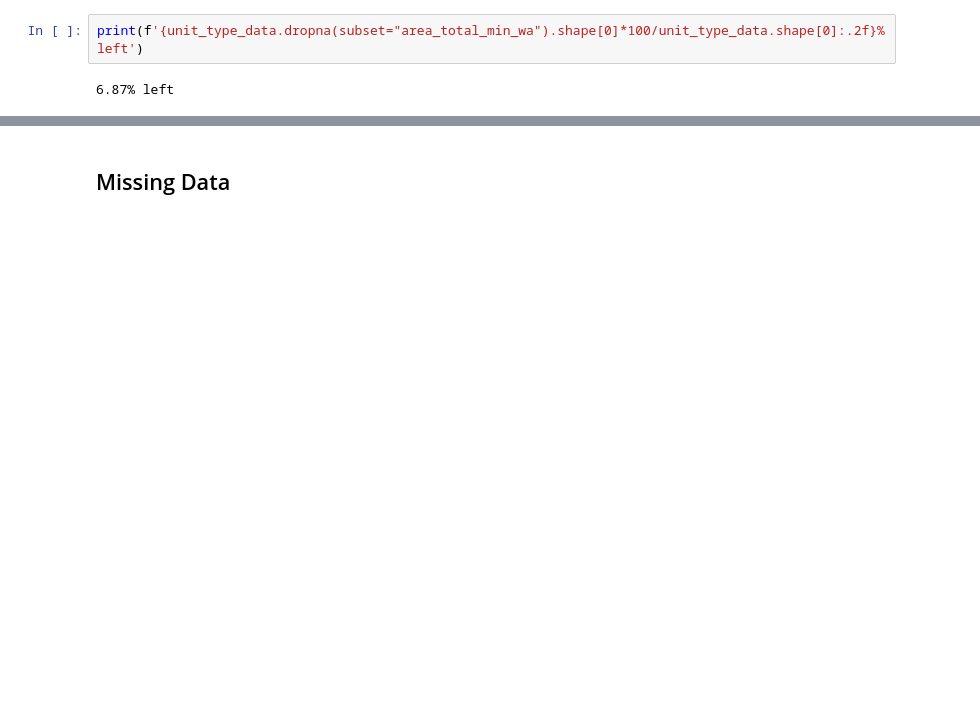
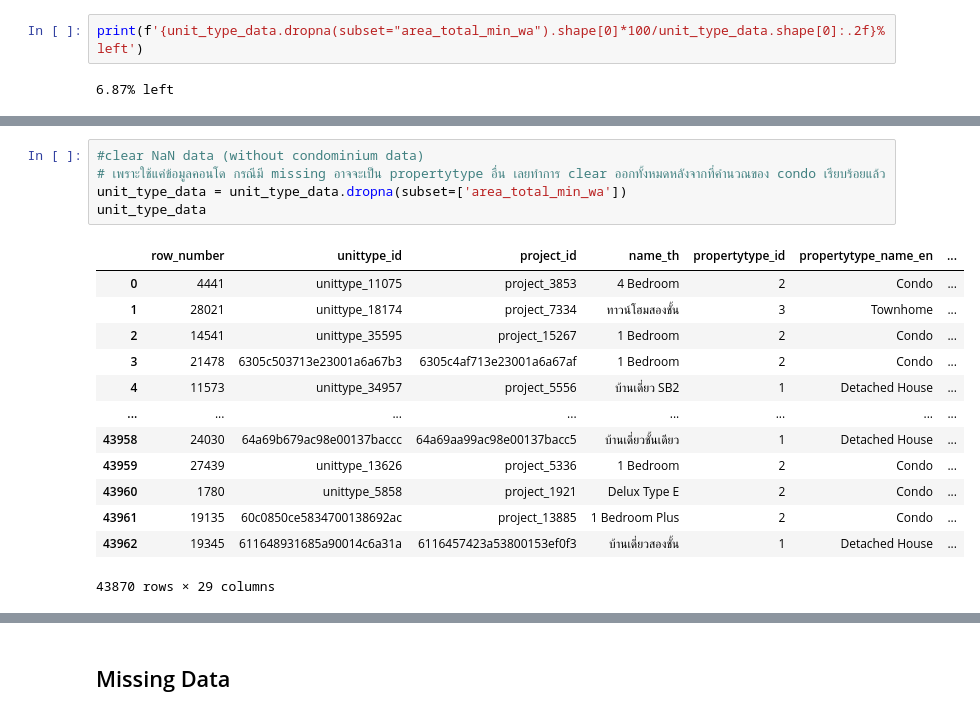
Before and after one commit to Natthaphatz007/bsc_dpdm24, a Jupyter notebook: Data_Preprocessing.ipynb, the cells around one changed output, grey strips where cells are left out. Saved outputs shown, nothing was run; the diff lists cells and outputs as text; blank space fills up the shorter version.

```diff
--- a/Data_Preprocessing.ipynb
+++ b/Data_Preprocessing.ipynb
@@ -69,0 +191,19 @@ print(f'{unit_type_data.dropna(subset="area_total_min_wa").shape[0]*100/unit_typ
+# %%
+#clear NaN data (without condominium data)
+# เพราะใช้แค่ข้อมูลคอนโด กรณีมี missing อาจจะเป็น propertytype อื่น เลยทำการ clear ออกทั้งหมดหลังจากที่คำนวณของ condo เรียบร้อยแล้ว
+unit_type_data = unit_type_data.dropna(subset=['area_total_min_wa'])
+unit_type_data
+# %% [output]
+|  | row_number | unittype_id | project_id | name_th | propertytype_id | propertytype_name_en | ... |
+| 0 | 4441 | unittype_11075 | project_3853 | 4 Bedroom | 2 | Condo | ... |
+| 1 | 28021 | unittype_18174 | project_7334 | ทาวน์โฮมสองชั้น | 3 | Townhome | ... |
+| 2 | 14541 | unittype_35595 | project_15267 | 1 Bedroom | 2 | Condo | ... |
+| 3 | 21478 | 6305c503713e23001a6a67b3 | 6305c4af713e23001a6a67af | 1 Bedroom | 2 | Condo | ... |
+| 4 | 11573 | unittype_34957 | project_5556 | บ้านเดี่ยว SB2 | 1 | Detached House | ... |
+| ... | ... | ... | ... | ... | ... | ... | ... |
+| 43958 | 24030 | 64a69b679ac98e00137baccc | 64a69aa99ac98e00137bacc5 | บ้านเดี่ยวชั้นเดียว | 1 | Detached House | ... |
+| 43959 | 27439 | unittype_13626 | project_5336 | 1 Bedroom | 2 | Condo | ... |
+| 43960 | 1780 | unittype_5858 | project_1921 | Delux Type E | 2 | Condo | ... |
+| 43961 | 19135 | 60c0850ce5834700138692ac | project_13885 | 1 Bedroom Plus | 2 | Condo | ... |
+| 43962 | 19345 | 611648931685a90014c6a31a | 6116457423a53800153ef0f3 | บ้านเดี่ยวสองชั้น | 1 | Detached House | ... |
+43870 rows × 29 columns
```
Also changed, not shown: parts of 12 cells of this notebook.
